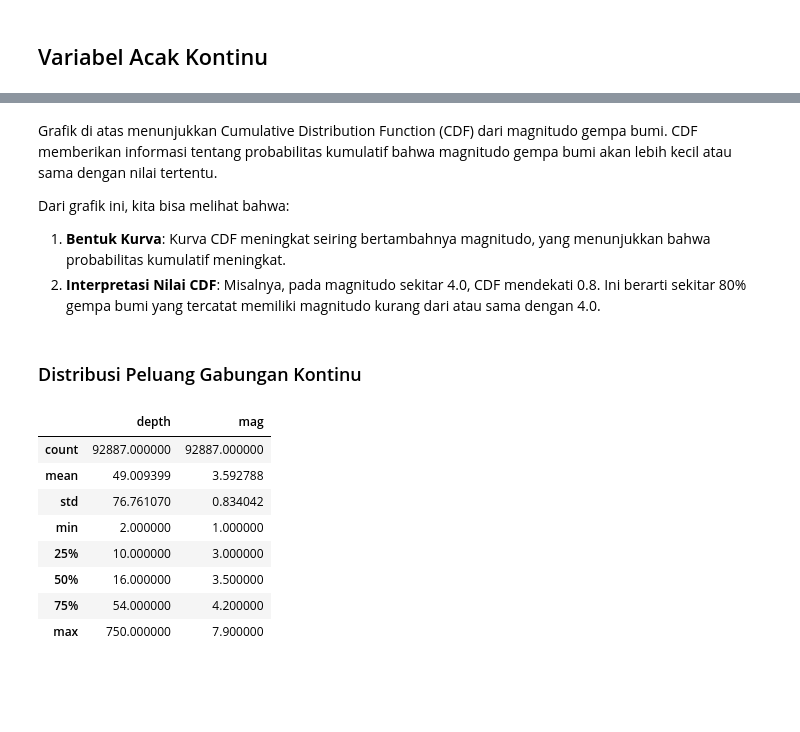
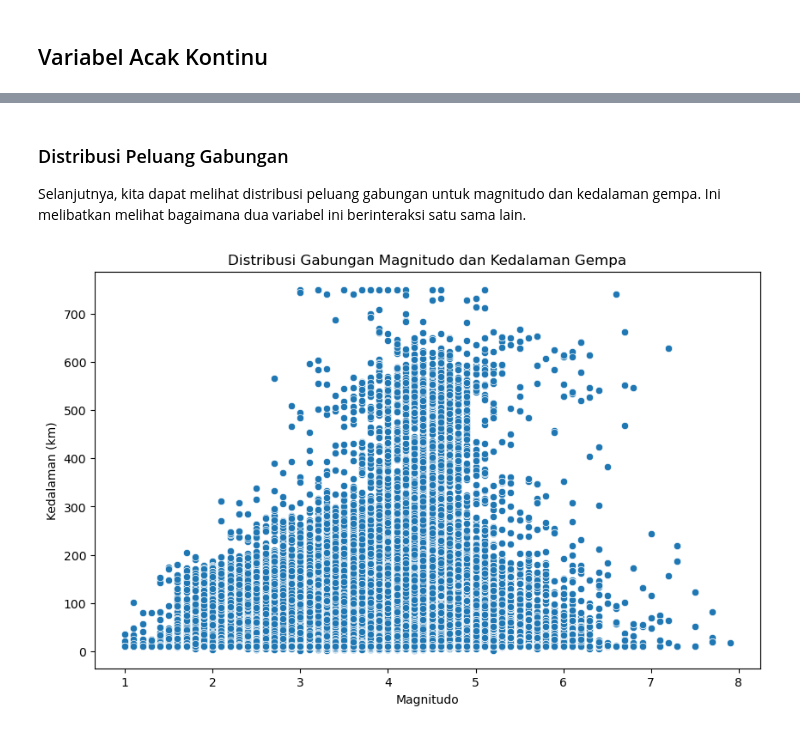
Before and after one commit to nathakusuma/stp-data-gempa, a Jupyter notebook: earthquakes_in_indonesia_2.ipynb, the cells around one changed output, grey strips where cells are left out. Saved outputs shown, nothing was run; the diff lists cells and outputs as text; code cells hidden in the pictures; blank space fills up the shorter version.

```diff
--- a/earthquakes_in_indonesia_2.ipynb
+++ b/earthquakes_in_indonesia_2.ipynb
@@ -81,23 +90,14 @@ plt.show()
 # %% [markdown]
-Grafik di atas menunjukkan Cumulative Distribution Function (CDF) dari magnitudo gempa bumi. CDF memberikan informasi tentang probabilitas kumulatif bahwa magnitudo gempa bumi akan lebih kecil atau sama dengan nilai tertentu.
+### Distribusi Peluang Gabungan
 
-Dari grafik ini, kita bisa melihat bahwa:
-
-1. **Bentuk Kurva**: Kurva CDF meningkat seiring bertambahnya magnitudo, yang menunjukkan bahwa probabilitas kumulatif meningkat.
-2. **Interpretasi Nilai CDF**:
-    Misalnya, pada magnitudo sekitar 4.0, CDF mendekati 0.8. Ini berarti sekitar 80% gempa bumi yang tercatat memiliki magnitudo kurang dari atau sama dengan 4.0.
+Selanjutnya, kita dapat melihat distribusi peluang gabungan untuk magnitudo dan kedalaman gempa. Ini melibatkan melihat bagaimana dua variabel ini berinteraksi satu sama lain.
-# %% [markdown]
-### Distribusi Peluang Gabungan Kontinu
 # %%
-# Memeriksa apakah ada nilai yang hilang atau tidak valid
-data[['depth', 'mag']].describe()
+# Scatter plot untuk melihat distribusi gabungan
+plt.figure(figsize=(10, 6))
+sns.scatterplot(x=data['mag'], y=data['depth'])
+plt.title('Distribusi Gabungan Magnitudo dan Kedalaman Gempa')
+plt.xlabel('Magnitudo')
+plt.ylabel('Kedalaman (km)')
+plt.show()
 # %% [output]
-|  | depth | mag |
-| count | 92887.000000 | 92887.000000 |
-| mean | 49.009399 | 3.592788 |
-| std | 76.761070 | 0.834042 |
-| min | 2.000000 | 1.000000 |
-| 25% | 10.000000 | 3.000000 |
-| 50% | 16.000000 | 3.500000 |
-| 75% | 54.000000 | 4.200000 |
-| max | 750.000000 | 7.900000 |
+[figure, added]
```
Also changed, not shown: parts of 26 cells of this notebook.
